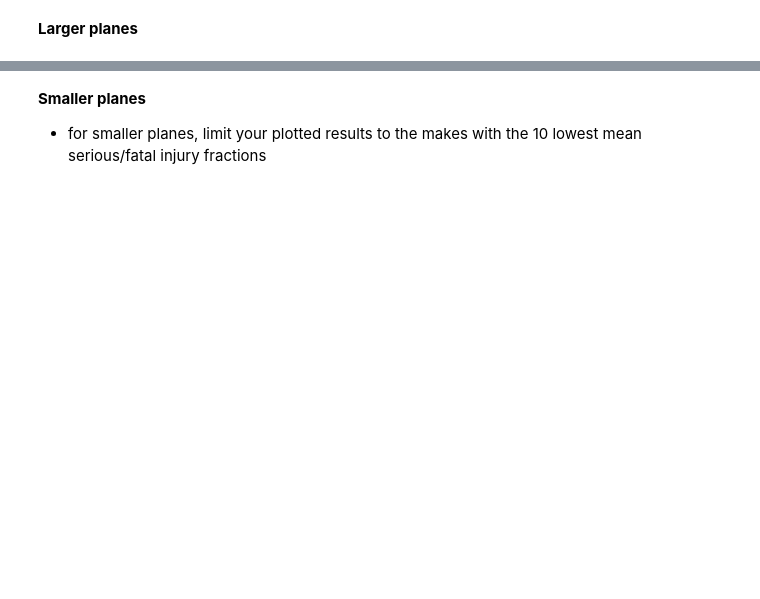
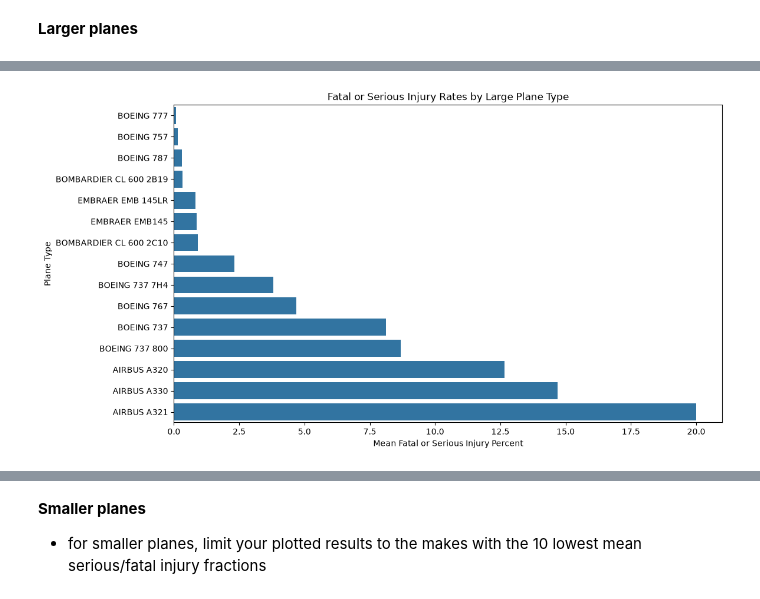
Before and after one commit to amacken3/dsc-course0-m8-lab, a Jupyter notebook: Aviation_Accidents_Data_Analysis.ipynb, the cells around one changed output, grey strips where cells are left out. Saved outputs shown, nothing was run; the diff lists cells and outputs as text; code cells hidden in the pictures; blank space fills up the shorter version.

```diff
--- a/Aviation_Accidents_Data_Analysis.ipynb
+++ b/Aviation_Accidents_Data_Analysis.ipynb
@@ -304,3 +304,16 @@ For smaller aircraft, Luscombe and Grumman Acft Eng Cor-Schweizer have the lowes
 - plot the mean fatal/seriously injured fraction for both small and larger planes
 - also provide a distributional plot of your choice for the fatal/seriously injured fraction by airplane type (stripplot, violin, etc)
 - filter ensuring that you have at least ten individual examples in each model/make to average over
+# %%
+df["Model"] = (
+    df["Model"]
+    .astype("string")
+    .str.upper()
+    .str.replace(r"[^A-Z0-9]+", " ", regex=True)
+    .str.replace(r"\s+", " ", regex=True)
+    .str.strip()
+)
+
+df["Plane.Type"] = df["Make"] + " " + df["Model"]
+
+df[["Make", "Model", "Plane.Type"]].head()
@@ -308,0 +378,16 @@ For smaller aircraft, Luscombe and Grumman Acft Eng Cor-Schweizer have the lowes
+# %%
+plt.figure(figsize=(12, 7))
+
+sns.barplot(
+    data=lowest_large_plane_types,
+    x="mean_fatal_serious_injury_percent",
+    y="Plane.Type",
+)
+
+plt.title("Fatal or Serious Injury Rates by Large Plane Type")
+plt.xlabel("Mean Fatal or Serious Injury Percent")
+plt.ylabel("Plane Type")
+
+plt.show()
+# %% [output]
+[figure, added]
```
Also changed, not shown: parts of 30 cells of this notebook.
